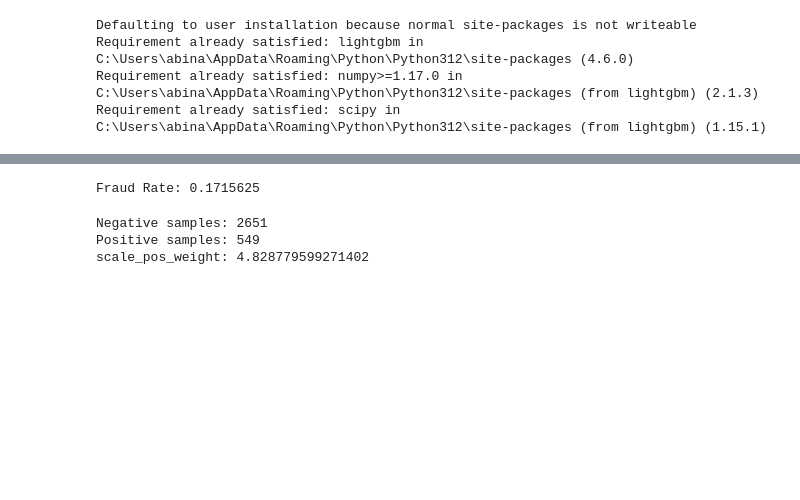
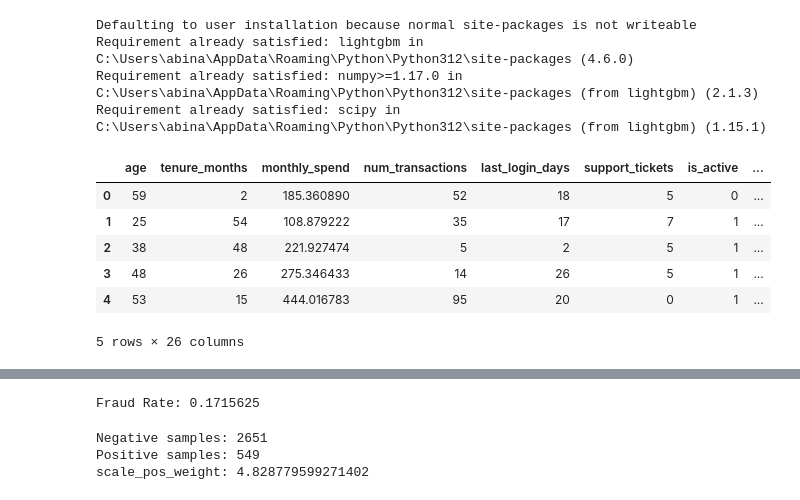
Before and after one commit to Amirthagenius/Multi-Layered-Behavioral-Fraud-Detection, a Jupyter notebook: 03_model_training.ipynb, the cells around one changed output, grey strips where cells are left out. Cells and saved outputs as stored; diff of their text form; code cells hidden in the pictures; blank space fills up the shorter version.

```diff
--- a/03_model_training.ipynb
+++ b/03_model_training.ipynb
@@ -41,3 +41,15 @@ SHAP_DIR = RESULTS_DIR / "shap"
 
 RESULTS_DIR.mkdir(exist_ok=True)
 SHAP_DIR.mkdir(parents=True, exist_ok=True)
+# %%
+df = pd.read_csv("data_engineered.csv")
+# %%
+df.head()
+# %% [output]
+|  | age | tenure_months | monthly_spend | num_transactions | last_login_days | support_tickets | is_active | ... |
+| 0 | 59 | 2 | 185.360890 | 52 | 18 | 5 | 0 | ... |
+| 1 | 25 | 54 | 108.879222 | 35 | 17 | 7 | 1 | ... |
+| 2 | 38 | 48 | 221.927474 | 5 | 2 | 5 | 1 | ... |
+| 3 | 48 | 26 | 275.346433 | 14 | 26 | 5 | 1 | ... |
+| 4 | 53 | 15 | 444.016783 | 95 | 20 | 0 | 1 | ... |
+5 rows × 26 columns
```
Also changed, not shown: parts of 18 cells of this notebook, 17 other files.
